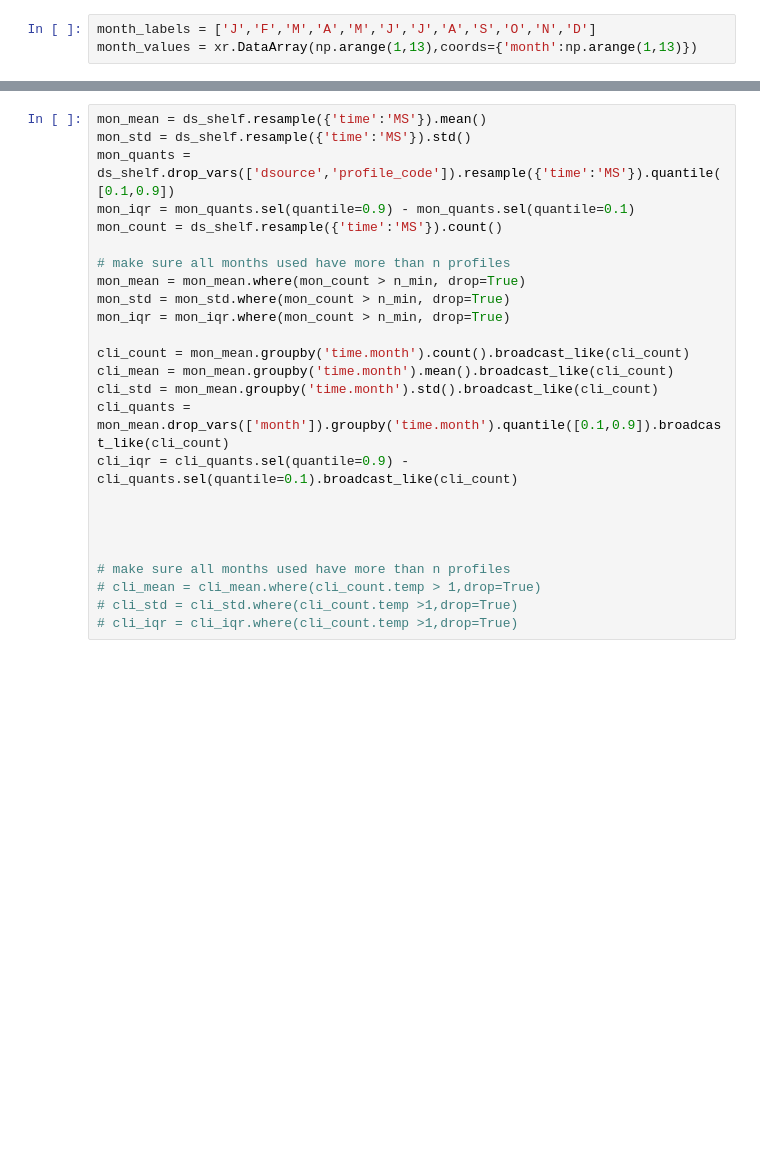
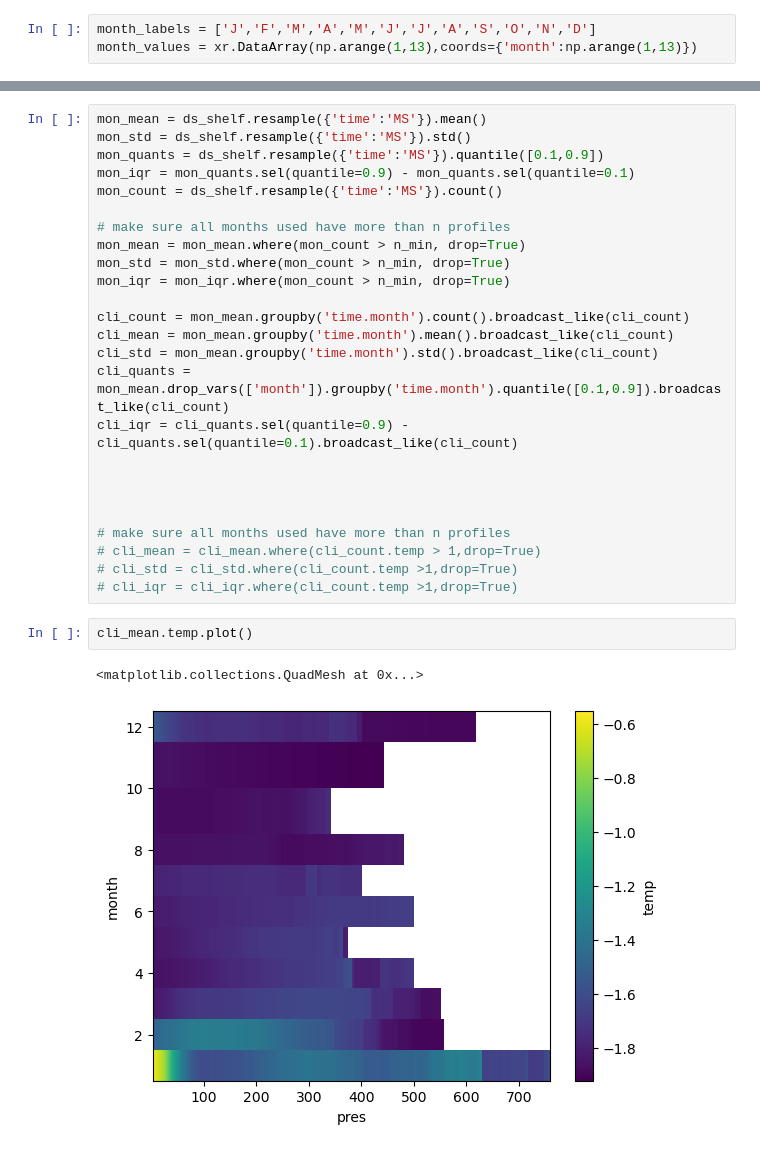
Before and after one commit to eejco/thesis_c3, a Jupyter notebook: c3_natural_variability.ipynb, the cells around one changed output, grey strips where cells are left out. Cells and saved outputs as stored; diff of their text form; blank space fills up the shorter version.

```diff
--- a/c3_natural_variability.ipynb
+++ b/c3_natural_variability.ipynb
@@ -291,7 +267,7 @@ plt.tight_layout()
 # %%
 mon_mean = ds_shelf.resample({'time':'MS'}).mean()
 mon_std = ds_shelf.resample({'time':'MS'}).std()
-mon_quants = ds_shelf.drop_vars(['dsource','profile_code']).resample({'time':'MS'}).quantile([0.1,0.9])
+mon_quants = ds_shelf.resample({'time':'MS'}).quantile([0.1,0.9])
 mon_iqr = mon_quants.sel(quantile=0.9) - mon_quants.sel(quantile=0.1)
 mon_count = ds_shelf.resample({'time':'MS'}).count()
 
@@ -313,3 +289,8 @@ cli_iqr = cli_quants.sel(quantile=0.9) - cli_quants.sel(quantile=0.1).broadcast_
 # cli_mean = cli_mean.where(cli_count.temp > 1,drop=True)
 # cli_std = cli_std.where(cli_count.temp >1,drop=True)
 # cli_iqr = cli_iqr.where(cli_count.temp >1,drop=True)
+# %%
+cli_mean.temp.plot()
+# %% [output]
+<matplotlib.collections.QuadMesh at 0x...>
+[figure, added]
```
Also changed, not shown: parts of 18 cells of this notebook, 7 other files.
